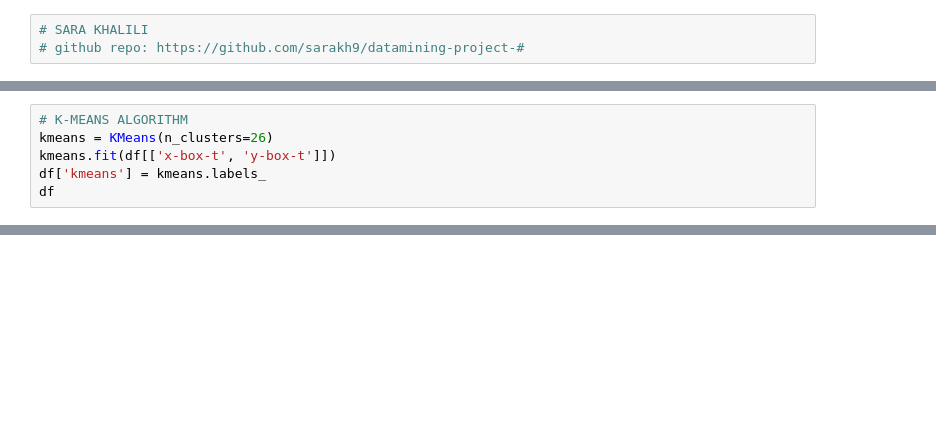
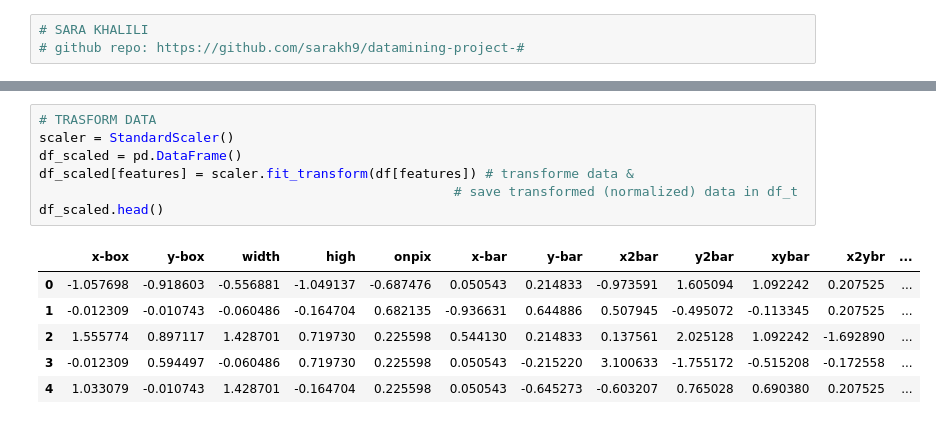
Before and after one commit to sarakh9/datamining-project-, a Jupyter notebook: clustering.ipynb, the cells around one changed output, grey strips where cells are left out. Saved outputs shown, nothing was run; the diff lists cells and outputs as text; blank space fills up the shorter version.

```diff
--- a/clustering.ipynb
+++ b/clustering.ipynb
@@ -55,6 +43,0 @@ df[['x-box-t', 'y-box-t', 'width-t', 'high-t', 'onpix-t', 'x-bar-t', 'y-bar-t',
-# %%
-# K-MEANS ALGORITHM
-kmeans = KMeans(n_clusters=26)
-kmeans.fit(df[['x-box-t', 'y-box-t']])
-df['kmeans'] = kmeans.labels_
-df
@@ -131,0 +63,14 @@ plt.show()
+# %%
+# TRASFORM DATA
+scaler = StandardScaler()
+df_scaled = pd.DataFrame()
+df_scaled[features] = scaler.fit_transform(df[features]) # transforme data &
+                                                     # save transformed (normalized) data in df_t
+df_scaled.head()
+# %% [output]
+|  | x-box | y-box | width | high | onpix | x-bar | y-bar | x2bar | y2bar | xybar | x2ybr | ... |
+| 0 | -1.057698 | -0.918603 | -0.556881 | -1.049137 | -0.687476 | 0.050543 | 0.214833 | -0.973591 | 1.605094 | 1.092242 | 0.207525 | ... |
+| 1 | -0.012309 | -0.010743 | -0.060486 | -0.164704 | 0.682135 | -0.936631 | 0.644886 | 0.507945 | -0.495072 | -0.113345 | 0.207525 | ... |
+| 2 | 1.555774 | 0.897117 | 1.428701 | 0.719730 | 0.225598 | 0.544130 | 0.214833 | 0.137561 | 2.025128 | 1.092242 | -1.692890 | ... |
+| 3 | -0.012309 | 0.594497 | -0.060486 | 0.719730 | 0.225598 | 0.050543 | -0.215220 | 3.100633 | -1.755172 | -0.515208 | -0.172558 | ... |
+| 4 | 1.033079 | -0.010743 | 1.428701 | -0.164704 | 0.225598 | 0.050543 | -0.645273 | -0.603207 | 0.765028 | 0.690380 | 0.207525 | ... |
```
Also changed, not shown: parts of 12 cells of this notebook.
